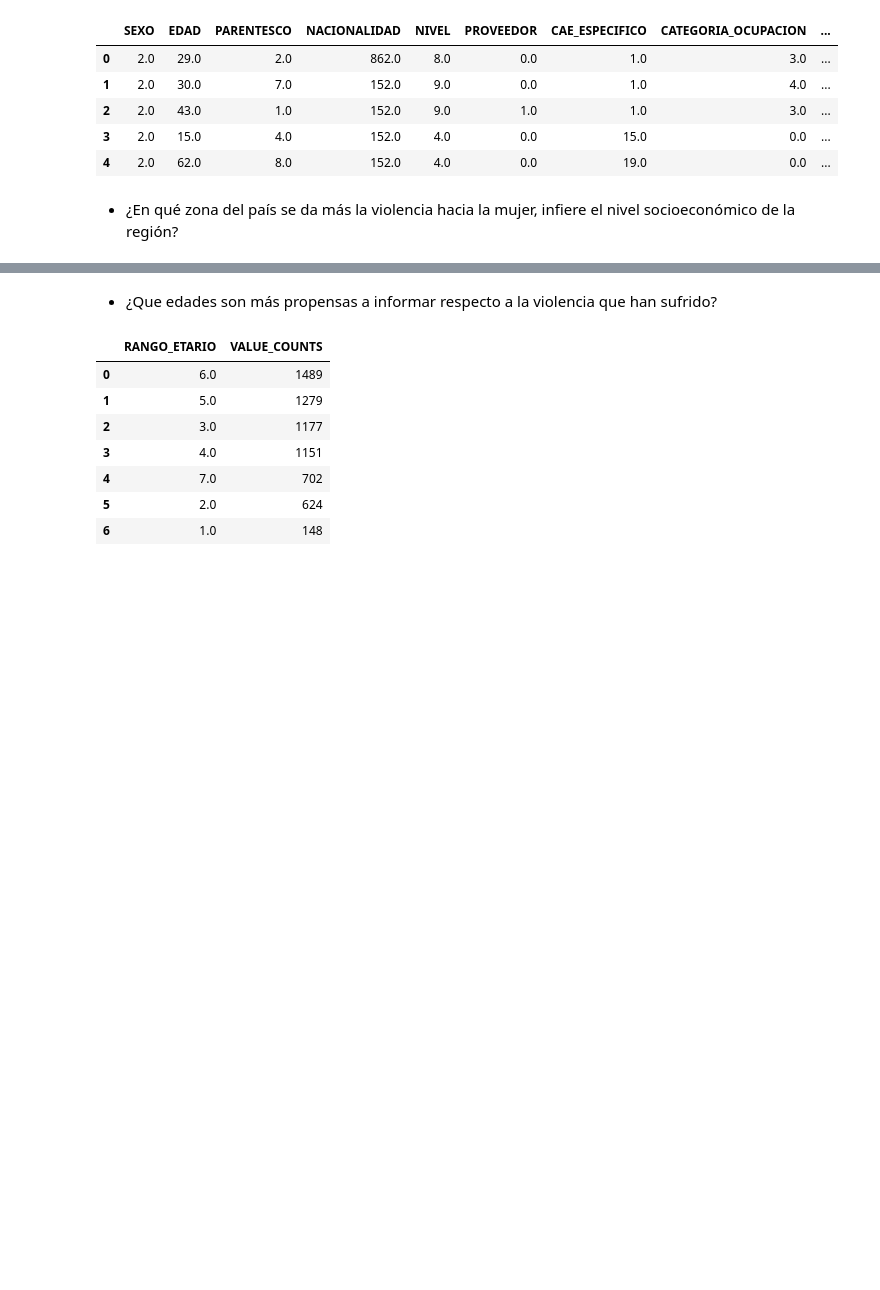
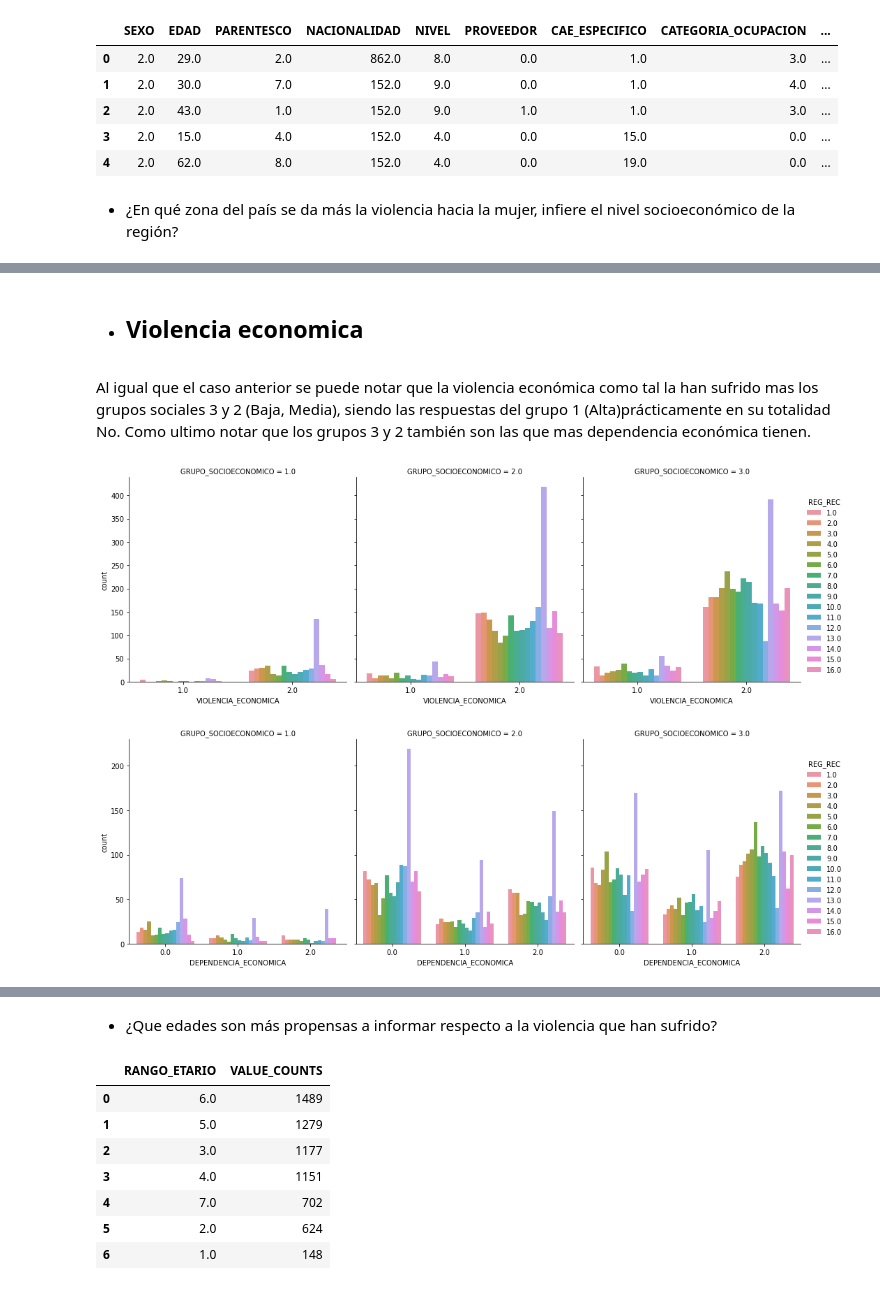
Before and after one commit to LunaGarces/Proyecto_Intro_Cn_Datos, a Jupyter notebook: Analisis y Construcción.ipynb, the cells around one changed output, grey strips where cells are left out. Drawn from its saved outputs; the diff is of its cells as text; code cells hidden in the pictures; blank space fills up the shorter version.

```diff
--- a/Analisis y Construcción.ipynb
+++ b/Analisis y Construcción.ipynb
@@ -58,0 +162,12 @@ data_ingresos.head()
+# %% [markdown]
+- ## Violencia economica
+# %% [markdown]
+Al igual que el caso anterior se puede notar que la violencia económica como tal la han sufrido mas los grupos sociales 3 y 2 (Baja, Media), siendo las respuestas del grupo 1 (Alta)prácticamente en su totalidad No. Como ultimo notar que los grupos 3 y 2 también son las que mas dependencia económica tienen.
+# %%
+for i in cols[6:]:
+    ax =  sns.catplot(x= i, hue= 'REG_REC', col = 'GRUPO_SOCIOECONOMICO' , kind="count", data = data_vif)
+    ax.fig.set_figwidth(15)
+    ax.fig.set_figheight(5)
+# %% [output]
+[figure, added]
+[figure, added]
```
Also changed, not shown: parts of 14 cells of this notebook.
